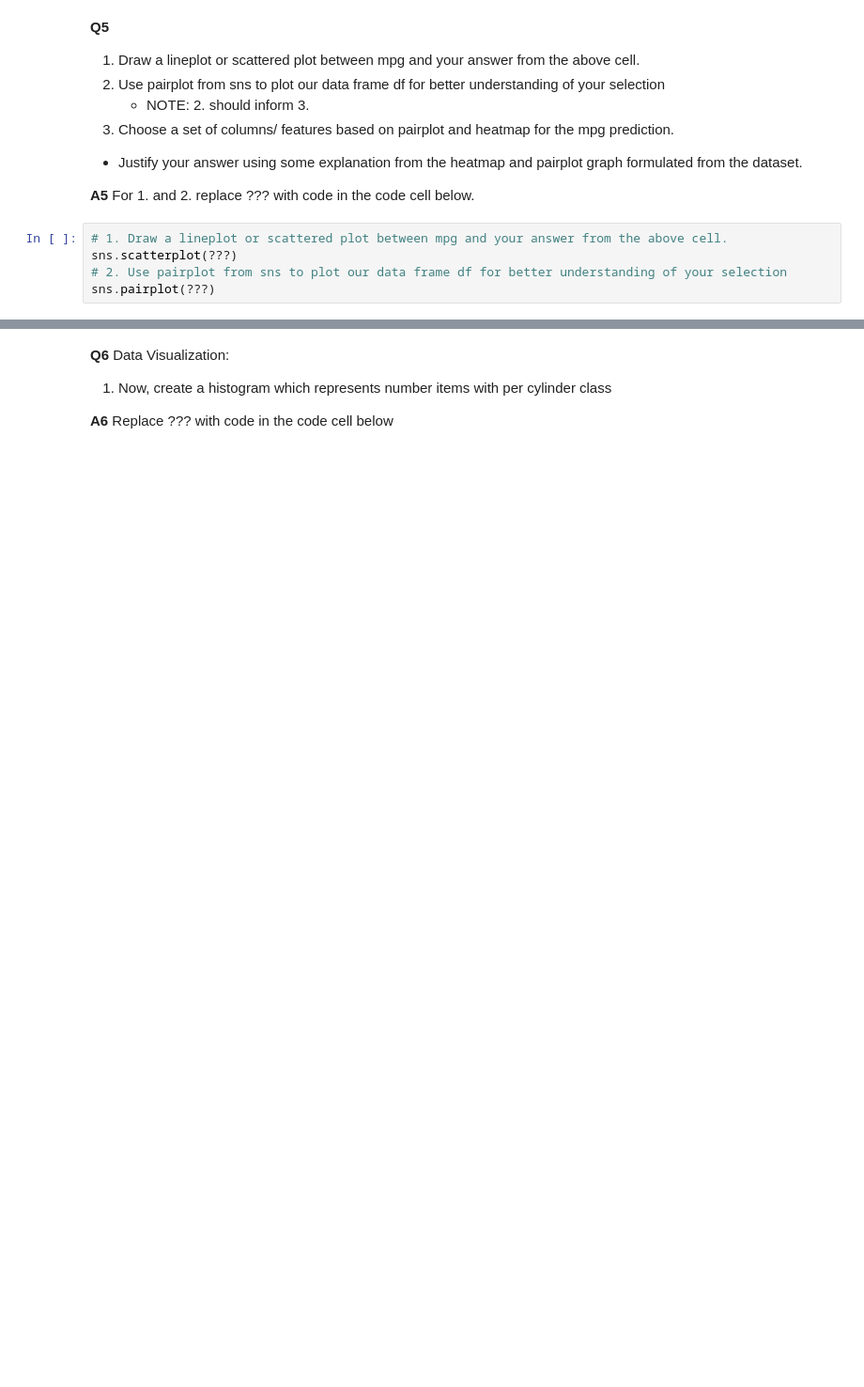
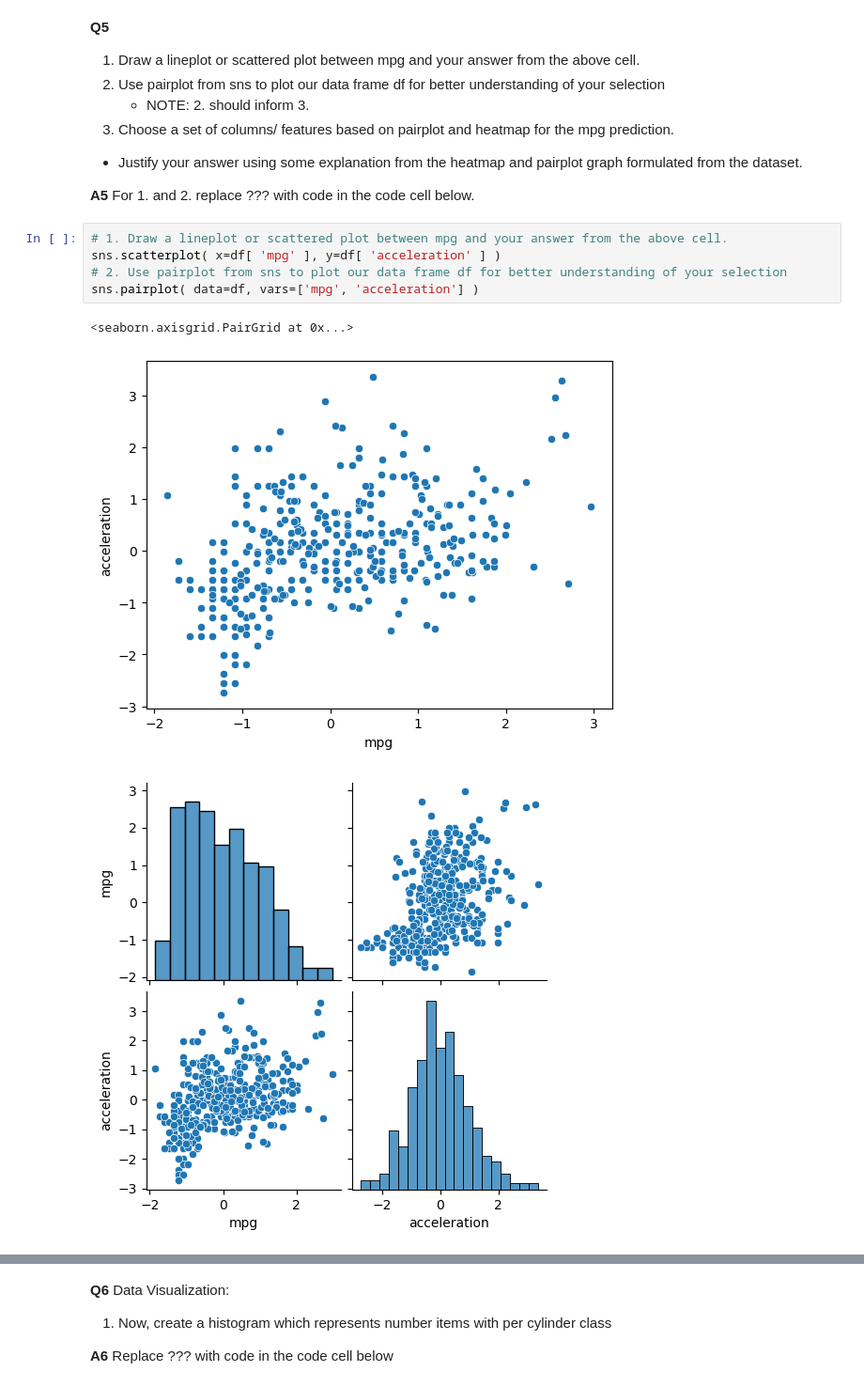
Before and after one commit to P-wig/ML-HW, a Jupyter notebook: HW2/HW2.ipynb, the cells around one changed output, grey strips where cells are left out. Shown: that part at 94% size. Saved outputs shown, nothing was run; the diff lists cells and outputs as text; blank space fills up the shorter version.

```diff
--- a/HW2/HW2.ipynb
+++ b/HW2/HW2.ipynb
@@ -132,6 +167,10 @@ Here write down the answer replacing this line.
 **A5**  For 1. and 2. replace ??? with code in the code cell below.
 # %%
 # 1. Draw a lineplot or scattered plot between mpg and your answer from the above cell.
-sns.scatterplot(???)
+sns.scatterplot( x=df[ 'mpg' ], y=df[ 'acceleration' ] )
 # 2. Use pairplot from sns to plot our data frame df for better understanding of your selection
-sns.pairplot(???)
+sns.pairplot( data=df, vars=['mpg', 'acceleration'] )
+# %% [output]
+<seaborn.axisgrid.PairGrid at 0x...>
+[figure, added]
+[figure, added]
```
Also changed, not shown: parts of 14 cells of this notebook.
